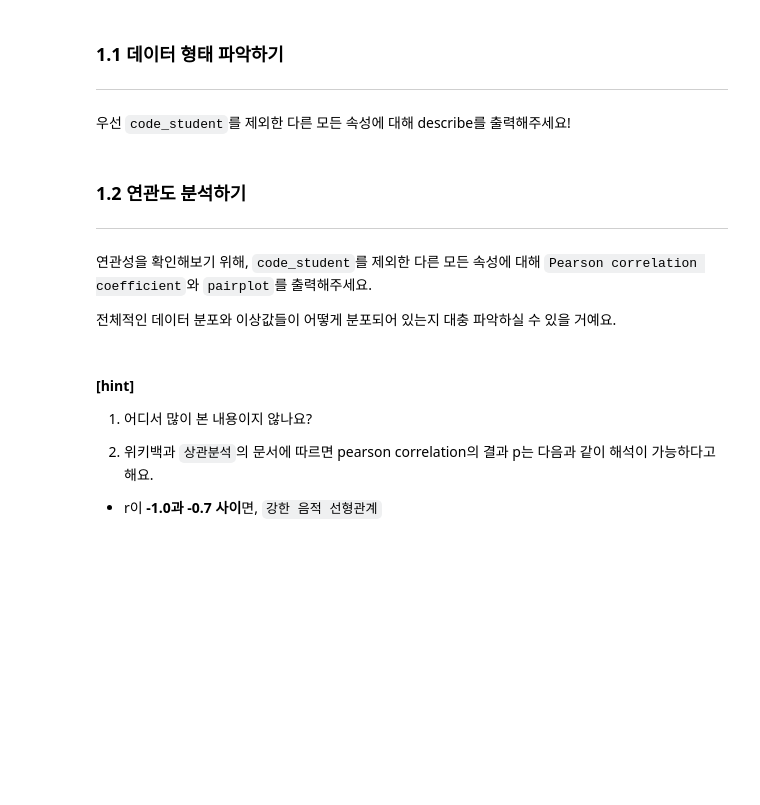
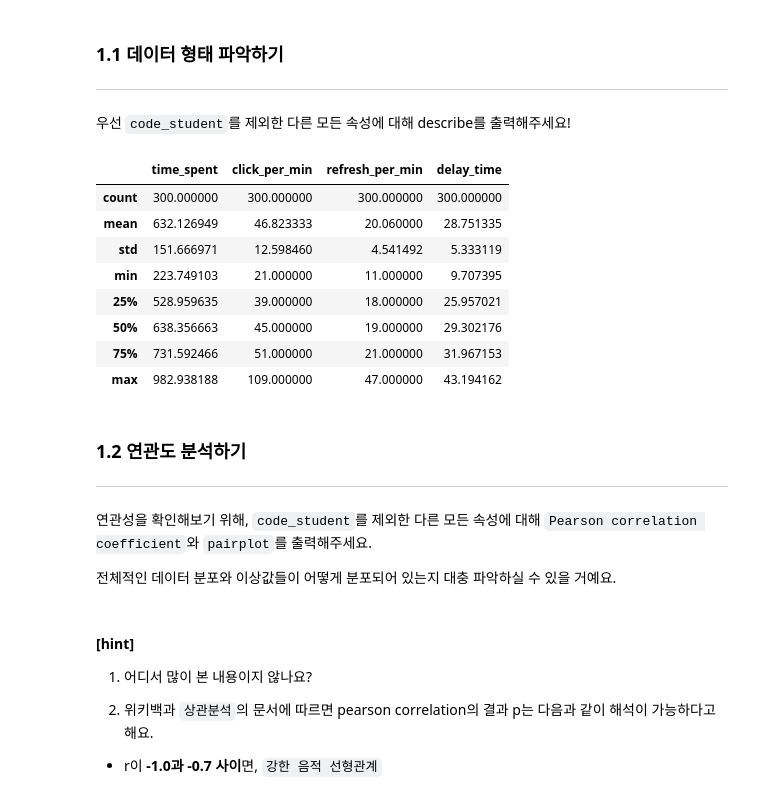
Before and after one commit to yula00/DAP_2022, a Jupyter notebook: lecture5.ipynb, the cells around one changed output. Drawn from its saved outputs; the diff is of its cells as text; code cells hidden in the pictures; blank space fills up the shorter version.

```diff
--- a/lecture5.ipynb
+++ b/lecture5.ipynb
@@ -283,3 +295,16 @@ df[[]].describe
+# %%
+#여러 개의 칼럼의 요약정보를 확인하기 위해서는 칼럼전체를 리스트로 묶어 처리해야 함
+df[['time_spent','click_per_min','refresh_per_min','delay_time']].describe()
+# %% [output]
+|  | time_spent | click_per_min | refresh_per_min | delay_time |
+| count | 300.000000 | 300.000000 | 300.000000 | 300.000000 |
+| mean | 632.126949 | 46.823333 | 20.060000 | 28.751335 |
+| std | 151.666971 | 12.598460 | 4.541492 | 5.333119 |
+| min | 223.749103 | 21.000000 | 11.000000 | 9.707395 |
+| 25% | 528.959635 | 39.000000 | 18.000000 | 25.957021 |
+| 50% | 638.356663 | 45.000000 | 19.000000 | 29.302176 |
+| 75% | 731.592466 | 51.000000 | 21.000000 | 31.967153 |
+| max | 982.938188 | 109.000000 | 47.000000 | 43.194162 |
 # %% [markdown]
 ### 1.2 연관도 분석하기
 ---
```
Also changed, not shown: parts of 8 cells of this notebook.
